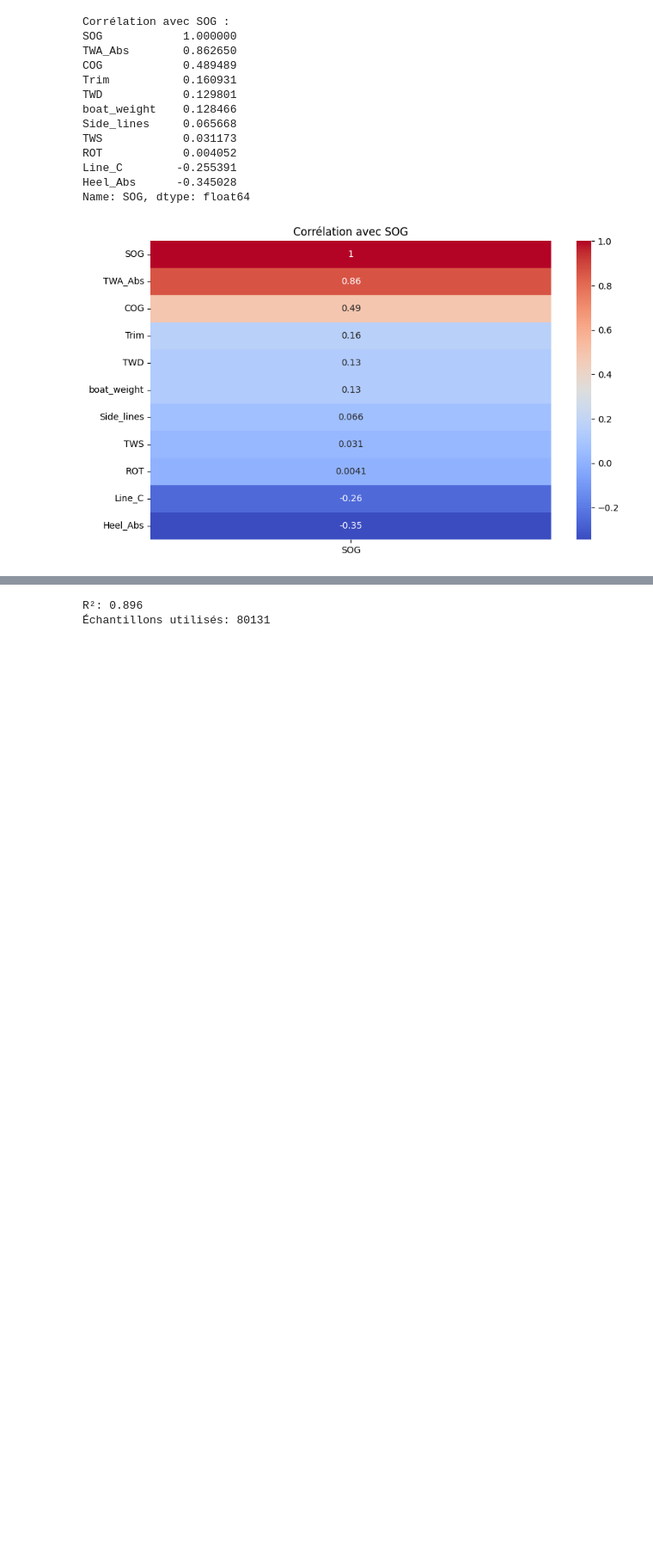
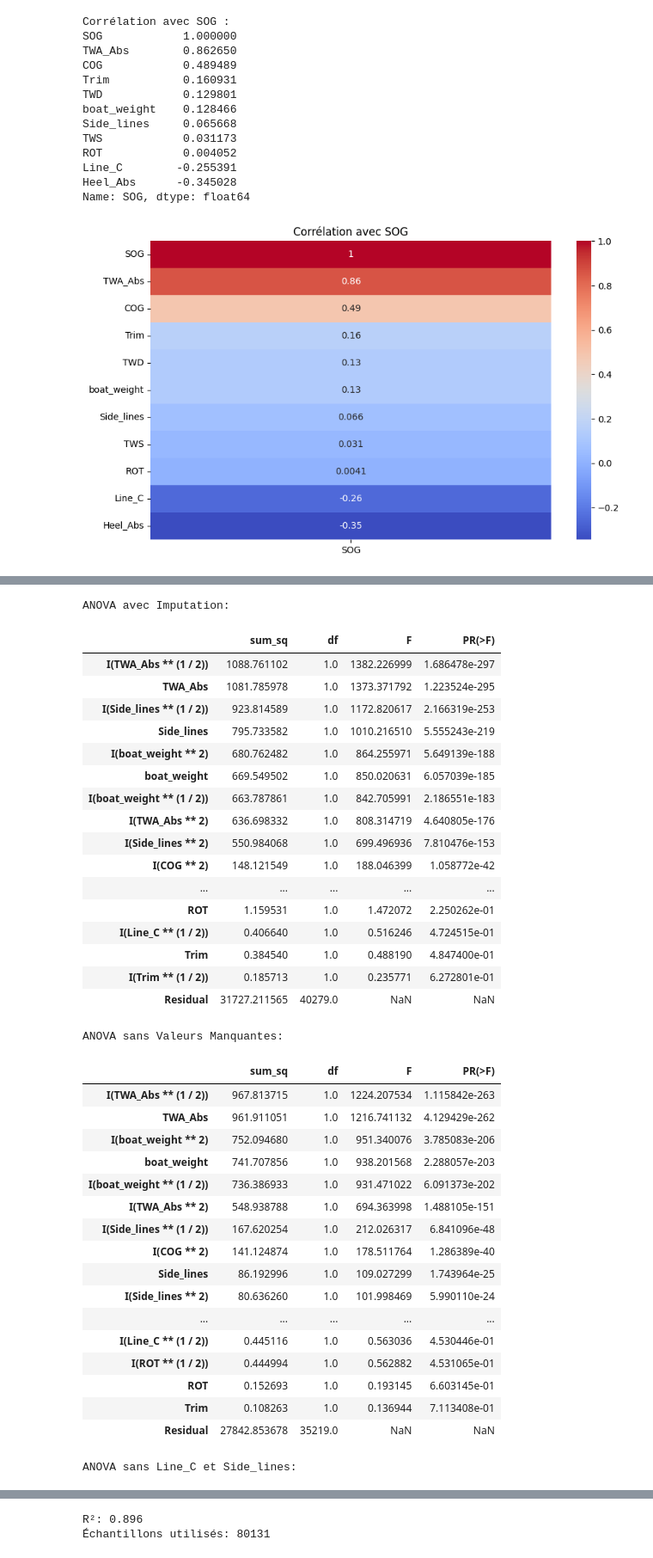
Before and after one commit to HusamJubranEPFL/FormulaKiteDataAnalysis, a Jupyter notebook: Straight Run/analysis.ipynb, the cells around one changed output, grey strips where cells are left out. Shown at 86% size. Drawn from its saved outputs; the diff is of its cells as text; code cells hidden in the pictures; blank space fills up the shorter version.

```diff
--- a/Straight Run/analysis.ipynb
+++ b/Straight Run/analysis.ipynb
@@ -168,0 +152,51 @@ Shape after imputation: (80131, 10)
+# %%
+anova_impute = resultats_anova["anova_impute"]
+anova_no_missing = resultats_anova["anova_no_missing"]
+anova_no_linec_sidelines = resultats_anova["anova_no_linec_sidelines"]
+
+print("ANOVA avec Imputation:")
+display(anova_impute)
+
+print("\nANOVA sans Valeurs Manquantes:")
+display(anova_no_missing)
+
+print("\nANOVA sans Line_C et Side_lines:")
+display(anova_no_linec_sidelines)
+# %% [output]
+ANOVA avec Imputation:
+|  | sum_sq | df | F | PR(>F) |
+| I(TWA_Abs ** (1 / 2)) | 1088.761102 | 1.0 | 1382.226999 | 1.686478e-297 |
+| TWA_Abs | 1081.785978 | 1.0 | 1373.371792 | 1.223524e-295 |
+| I(Side_lines ** (1 / 2)) | 923.814589 | 1.0 | 1172.820617 | 2.166319e-253 |
+| Side_lines | 795.733582 | 1.0 | 1010.216510 | 5.555243e-219 |
+| I(boat_weight ** 2) | 680.762482 | 1.0 | 864.255971 | 5.649139e-188 |
+| boat_weight | 669.549502 | 1.0 | 850.020631 | 6.057039e-185 |
+| I(boat_weight ** (1 / 2)) | 663.787861 | 1.0 | 842.705991 | 2.186551e-183 |
+| I(TWA_Abs ** 2) | 636.698332 | 1.0 | 808.314719 | 4.640805e-176 |
+| I(Side_lines ** 2) | 550.984068 | 1.0 | 699.496936 | 7.810476e-153 |
+| I(COG ** 2) | 148.121549 | 1.0 | 188.046399 | 1.058772e-42 |
+| ... | ... | ... | ... | ... |
+| ROT | 1.159531 | 1.0 | 1.472072 | 2.250262e-01 |
+| I(Line_C ** (1 / 2)) | 0.406640 | 1.0 | 0.516246 | 4.724515e-01 |
+| Trim | 0.384540 | 1.0 | 0.488190 | 4.847400e-01 |
+| I(Trim ** (1 / 2)) | 0.185713 | 1.0 | 0.235771 | 6.272801e-01 |
+| Residual | 31727.211565 | 40279.0 | NaN | NaN |
+ANOVA sans Valeurs Manquantes:
+|  | sum_sq | df | F | PR(>F) |
+| I(TWA_Abs ** (1 / 2)) | 967.813715 | 1.0 | 1224.207534 | 1.115842e-263 |
+| TWA_Abs | 961.911051 | 1.0 | 1216.741132 | 4.129429e-262 |
+| I(boat_weight ** 2) | 752.094680 | 1.0 | 951.340076 | 3.785083e-206 |
+| boat_weight | 741.707856 | 1.0 | 938.201568 | 2.288057e-203 |
+| I(boat_weight ** (1 / 2)) | 736.386933 | 1.0 | 931.471022 | 6.091373e-202 |
+| I(TWA_Abs ** 2) | 548.938788 | 1.0 | 694.363998 | 1.488105e-151 |
+| I(Side_lines ** (1 / 2)) | 167.620254 | 1.0 | 212.026317 | 6.841096e-48 |
+| I(COG ** 2) | 141.124874 | 1.0 | 178.511764 | 1.286389e-40 |
+| Side_lines | 86.192996 | 1.0 | 109.027299 | 1.743964e-25 |
+| I(Side_lines ** 2) | 80.636260 | 1.0 | 101.998469 | 5.990110e-24 |
+| ... | ... | ... | ... | ... |
+| I(Line_C ** (1 / 2)) | 0.445116 | 1.0 | 0.563036 | 4.530446e-01 |
+| I(ROT ** (1 / 2)) | 0.444994 | 1.0 | 0.562882 | 4.531065e-01 |
+| ROT | 0.152693 | 1.0 | 0.193145 | 6.603145e-01 |
+| Trim | 0.108263 | 1.0 | 0.136944 | 7.113408e-01 |
+| Residual | 27842.853678 | 35219.0 | NaN | NaN |
+ANOVA sans Line_C et Side_lines:
```
Also changed, not shown: parts of 4 cells of this notebook, 2 other files.
